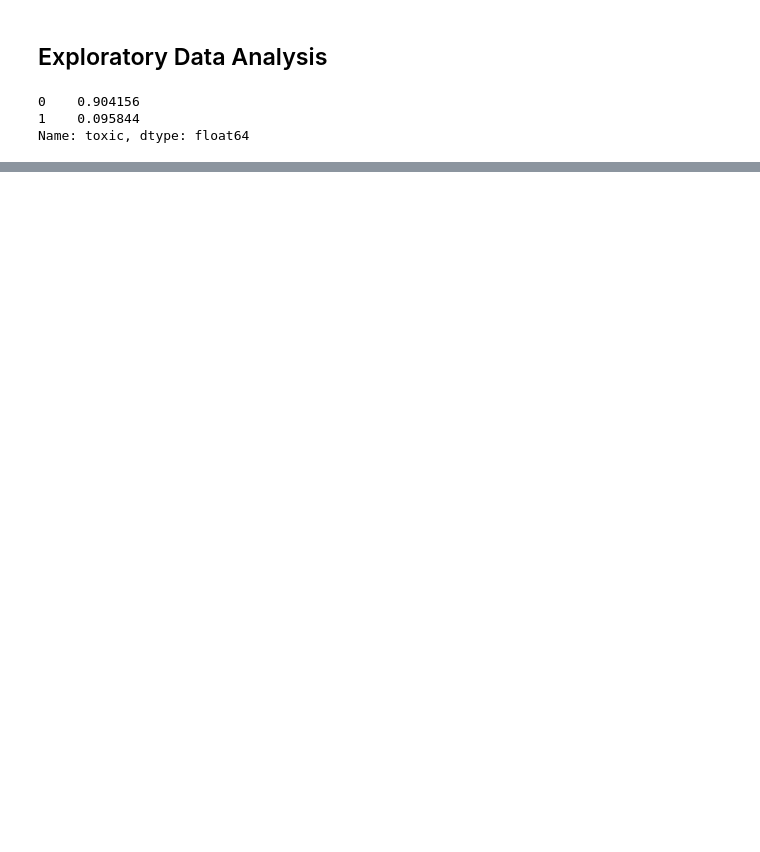
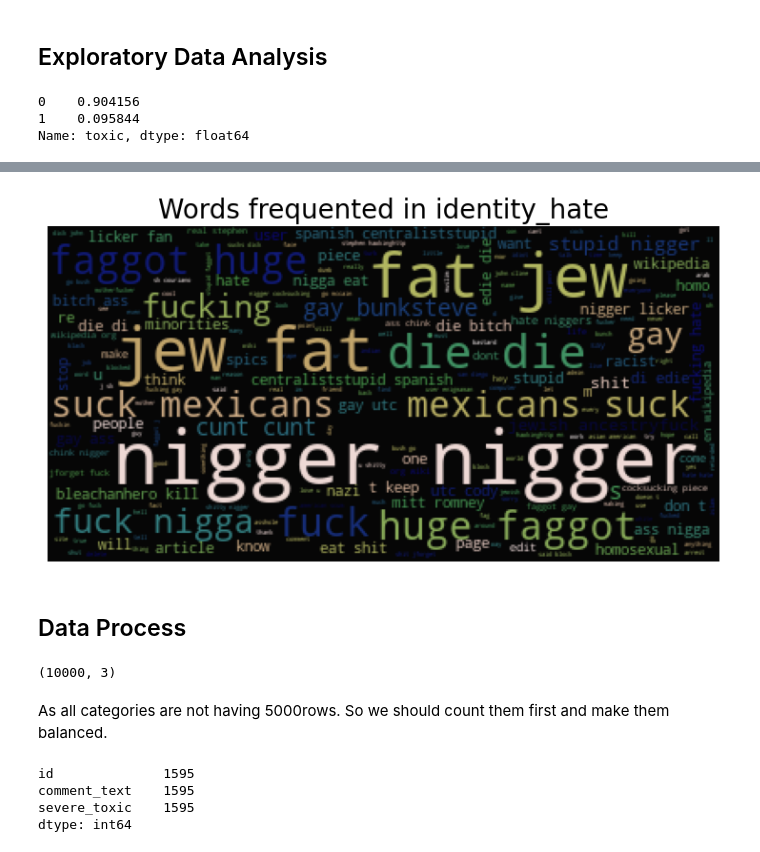
Before and after one commit to rohan-singh987/commentToxicityAnalyzer-ML, a Jupyter notebook: Comment Toxicity Classifier.ipynb, the cells around one changed output, grey strips where cells are left out. Cells and saved outputs as stored; diff of their text form; code cells hidden in the pictures; blank space fills up the shorter version.

```diff
--- a/Comment Toxicity Classifier.ipynb
+++ b/Comment Toxicity Classifier.ipynb
@@ -82,0 +154,2 @@ Name: toxic, dtype: float64
+# %%
+data_ide = data.loc[:,['id','comment_text','identity_hate']]
@@ -82,0 +178,6 @@ Name: toxic, dtype: float64
+# %%
+wordcloud(data_ide,'identity_hate')
+# %% [output]
+[figure, added]
+# %% [markdown]
+## Data Process
@@ -82,0 +187,14 @@ Name: toxic, dtype: float64
+# %%
+data_toxic = pd.concat([data_isToxic, data_nonToic], axis=0)
+data_toxic.shape
+# %% [output]
+(10000, 3)
+# %% [markdown]
+As all categories are not having 5000rows. So we should count them first and make them balanced.
+# %%
+data_sev[data_sev['severe_toxic'] == 1].count()
+# %% [output]
+id              1595
+comment_text    1595
+severe_toxic    1595
+dtype: int64
```
Also changed, not shown: parts of 31 cells of this notebook.
